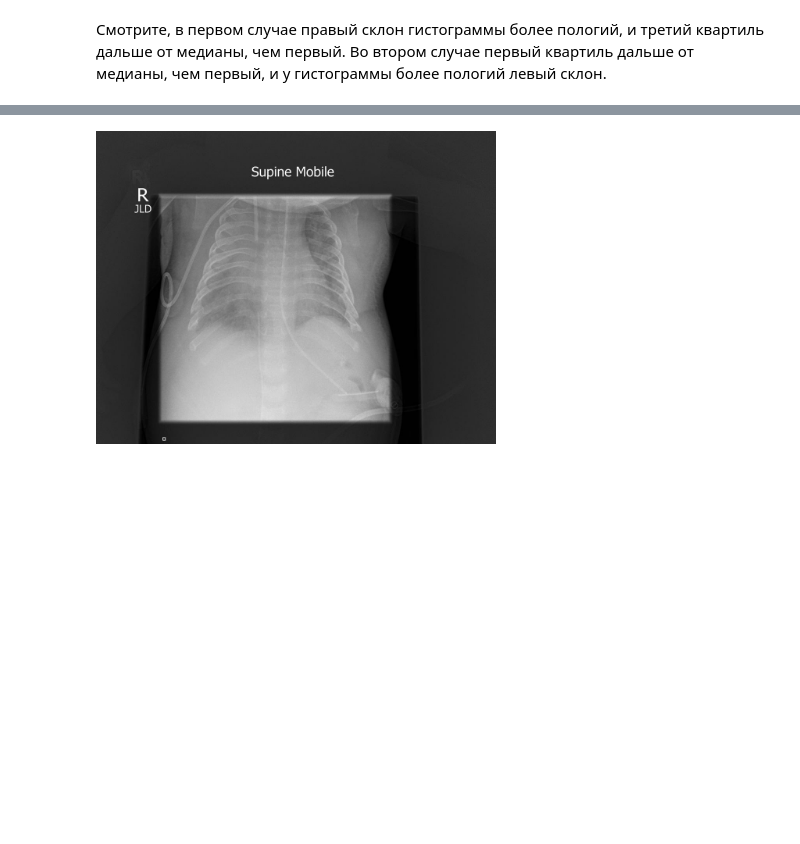
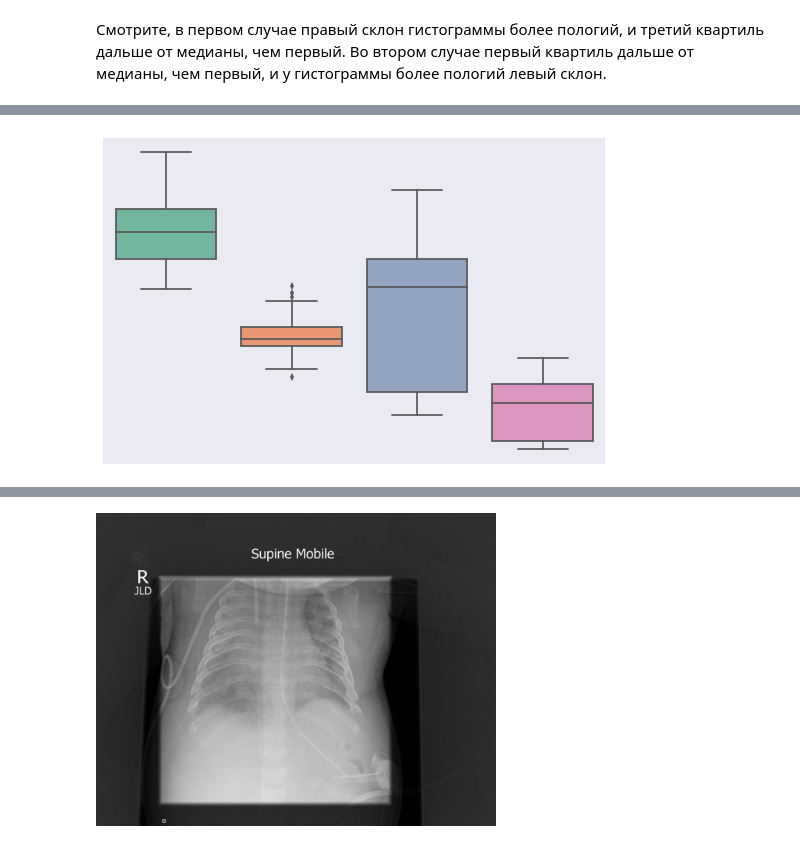
Before and after one commit to mishaberegov/statistics, a Jupyter notebook: Статистика_для_нубов.ipynb, the cells around one changed output, grey strips where cells are left out. Cells and saved outputs as stored; diff of their text form; code cells hidden in the pictures; blank space fills up the shorter version.

```diff
--- a/Статистика_для_нубов.ipynb
+++ b/Статистика_для_нубов.ipynb
@@ -324,0 +320,8 @@ SyntaxError: invalid syntax (<ipython-input-18-e142bf863802>, line 1)
+# %%
+plt.figure(figsize=(9, 6))
+iris = sns.load_dataset("iris")
+ax = sns.boxplot(data=iris, orient="v", palette="Set2")
+ax.get_xaxis().set_visible(False)
+ax.get_yaxis().set_visible(False)
+# %% [output]
+[figure, added]
```
Also changed, not shown: parts of 24 cells of this notebook.
